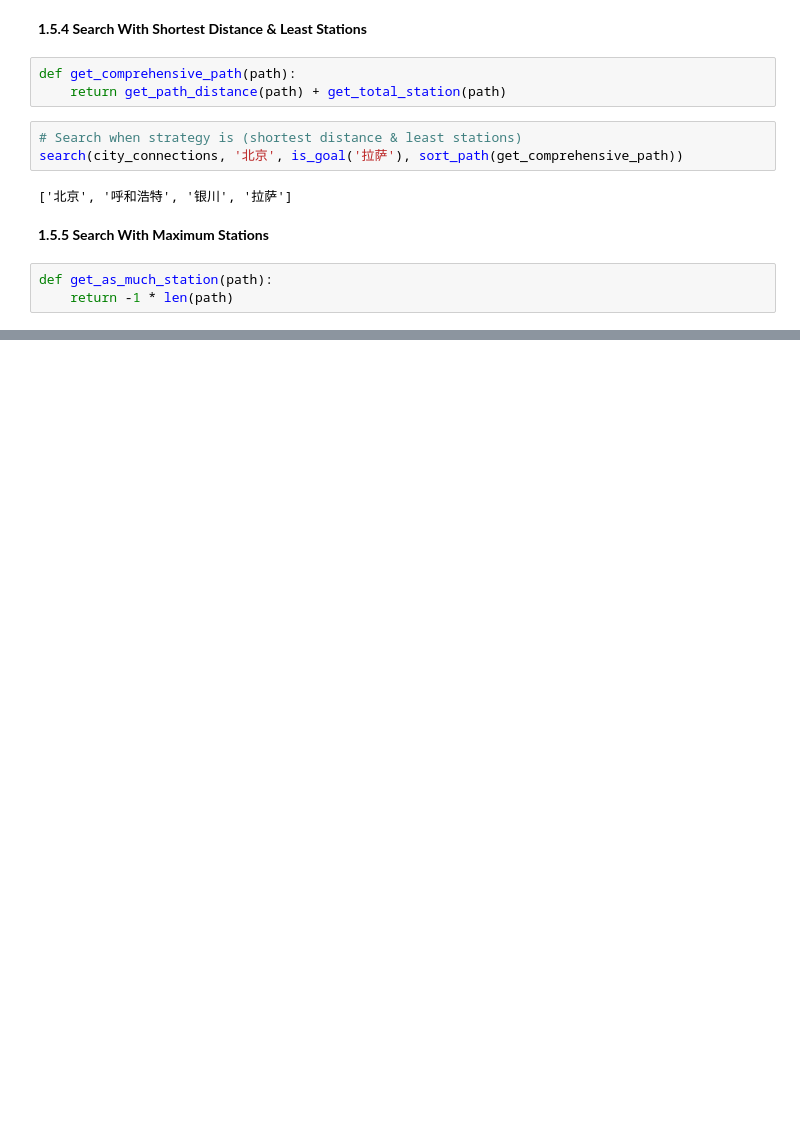
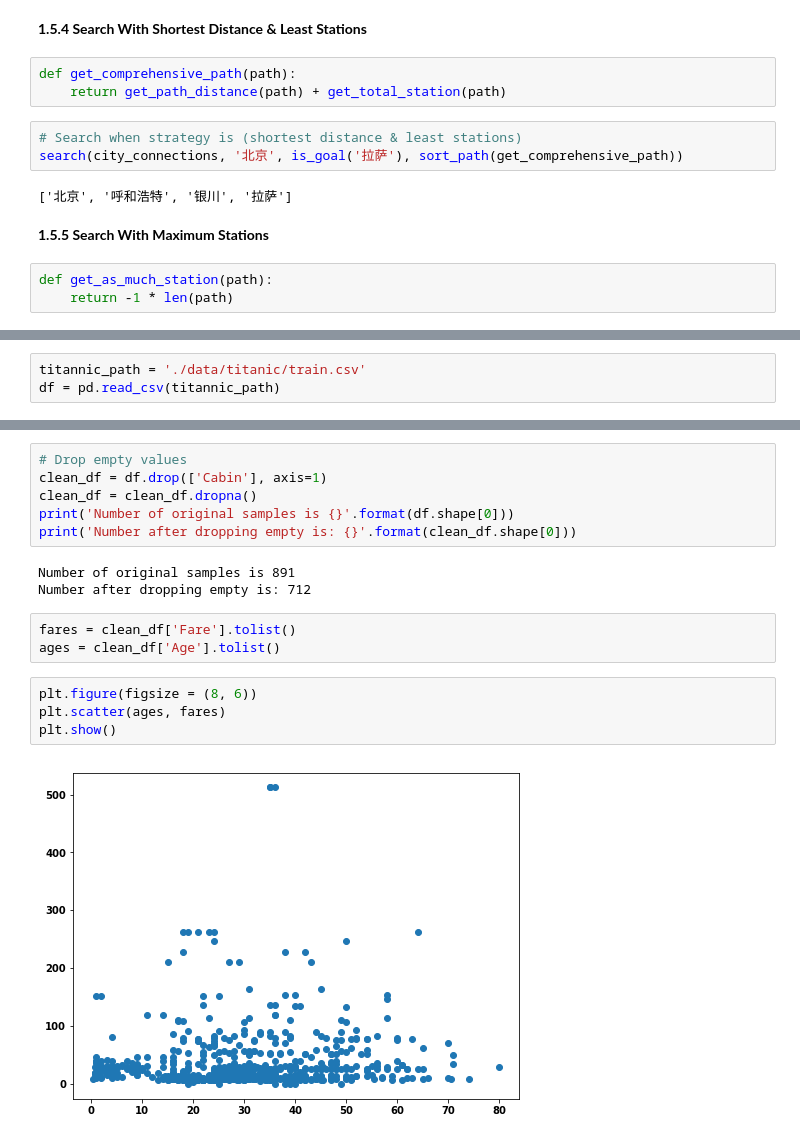
Before and after one commit to pchen12567/AI-For-NLP, a Jupyter notebook: Assignment_03_SearchAgent/LectureCode_03.ipynb, the cells around one changed output, grey strips where cells are left out. Drawn from its saved outputs; the diff is of its cells as text; blank space fills up the shorter version.

```diff
--- a/Assignment_03_SearchAgent/LectureCode_03.ipynb
+++ b/Assignment_03_SearchAgent/LectureCode_03.ipynb
@@ -368,0 +368,3 @@ search(city_connections, '北京', is_goal('拉萨'), sort_path(get_as_much_stat
+# %%
+titannic_path = './data/titanic/train.csv'
+df = pd.read_csv(titannic_path)
@@ -368,0 +390,18 @@ search(city_connections, '北京', is_goal('拉萨'), sort_path(get_as_much_stat
+# %%
+# Drop empty values
+clean_df = df.drop(['Cabin'], axis=1)
+clean_df = clean_df.dropna()
+print('Number of original samples is {}'.format(df.shape[0]))
+print('Number after dropping empty is: {}'.format(clean_df.shape[0]))
+# %% [output]
+Number of original samples is 891
+Number after dropping empty is: 712
+# %%
+fares = clean_df['Fare'].tolist()
+ages = clean_df['Age'].tolist()
+# %%
+plt.figure(figsize = (8, 6))
+plt.scatter(ages, fares)
+plt.show()
+# %% [output]
+[figure, added]
```
Also changed, not shown: parts of 26 cells of this notebook, 1 other file.
